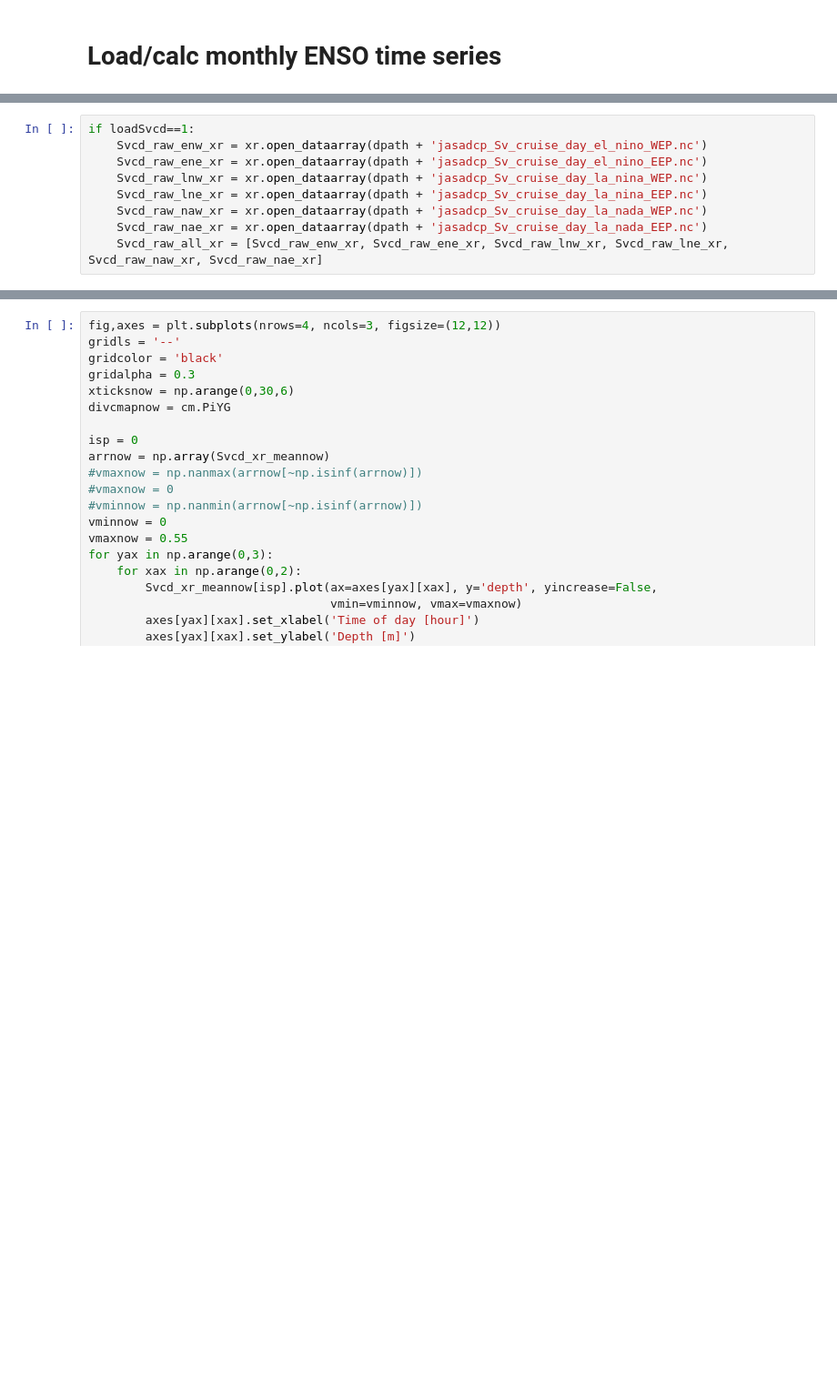
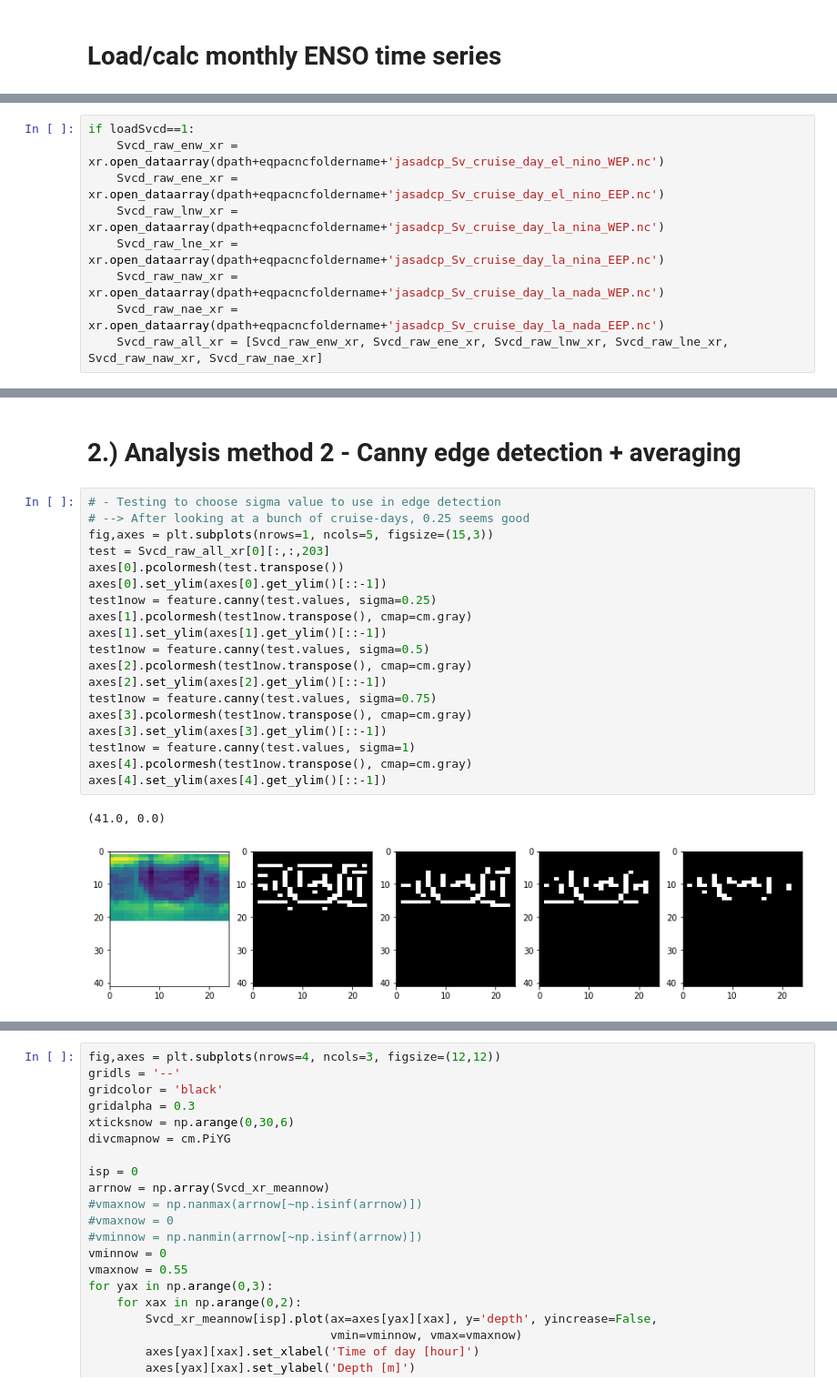
Before and after one commit to shirleyswirley/acoustic-variability, a Jupyter notebook: clean_version/python/adcp_main.ipynb, the cells around one changed output, grey strips where cells are left out. Shown at 91% size. Saved outputs shown, nothing was run; the diff lists cells and outputs as text; blank space fills up the shorter version.

```diff
--- a/clean_version/python/adcp_main.ipynb
+++ b/clean_version/python/adcp_main.ipynb
@@ -331,10 +392,10 @@ if loadSvcd==0:
 # %%
 if loadSvcd==1:
-    Svcd_raw_enw_xr = xr.open_dataarray(dpath + 'jasadcp_Sv_cruise_day_el_nino_WEP.nc')
-    Svcd_raw_ene_xr = xr.open_dataarray(dpath + 'jasadcp_Sv_cruise_day_el_nino_EEP.nc')
-    Svcd_raw_lnw_xr = xr.open_dataarray(dpath + 'jasadcp_Sv_cruise_day_la_nina_WEP.nc')
-    Svcd_raw_lne_xr = xr.open_dataarray(dpath + 'jasadcp_Sv_cruise_day_la_nina_EEP.nc')
-    Svcd_raw_naw_xr = xr.open_dataarray(dpath + 'jasadcp_Sv_cruise_day_la_nada_WEP.nc')
-    Svcd_raw_nae_xr = xr.open_dataarray(dpath + 'jasadcp_Sv_cruise_day_la_nada_EEP.nc')
+    Svcd_raw_enw_xr = xr.open_dataarray(dpath+eqpacncfoldername+'jasadcp_Sv_cruise_day_el_nino_WEP.nc')
+    Svcd_raw_ene_xr = xr.open_dataarray(dpath+eqpacncfoldername+'jasadcp_Sv_cruise_day_el_nino_EEP.nc')
+    Svcd_raw_lnw_xr = xr.open_dataarray(dpath+eqpacncfoldername+'jasadcp_Sv_cruise_day_la_nina_WEP.nc')
+    Svcd_raw_lne_xr = xr.open_dataarray(dpath+eqpacncfoldername+'jasadcp_Sv_cruise_day_la_nina_EEP.nc')
+    Svcd_raw_naw_xr = xr.open_dataarray(dpath+eqpacncfoldername+'jasadcp_Sv_cruise_day_la_nada_WEP.nc')
+    Svcd_raw_nae_xr = xr.open_dataarray(dpath+eqpacncfoldername+'jasadcp_Sv_cruise_day_la_nada_EEP.nc')
     Svcd_raw_all_xr = [Svcd_raw_enw_xr, Svcd_raw_ene_xr, Svcd_raw_lnw_xr, Svcd_raw_lne_xr, Svcd_raw_naw_xr, Svcd_raw_nae_xr]
 # %% [markdown]
@@ -341,0 +658,24 @@ if loadSvcd==1:
+# %% [markdown]
+# 2.) Analysis method 2 - Canny edge detection + averaging
+# %%
+# - Testing to choose sigma value to use in edge detection
+# --> After looking at a bunch of cruise-days, 0.25 seems good
+fig,axes = plt.subplots(nrows=1, ncols=5, figsize=(15,3))
+test = Svcd_raw_all_xr[0][:,:,203]
+axes[0].pcolormesh(test.transpose())
+axes[0].set_ylim(axes[0].get_ylim()[::-1])
+test1now = feature.canny(test.values, sigma=0.25)
+axes[1].pcolormesh(test1now.transpose(), cmap=cm.gray)
+axes[1].set_ylim(axes[1].get_ylim()[::-1])
+test1now = feature.canny(test.values, sigma=0.5)
+axes[2].pcolormesh(test1now.transpose(), cmap=cm.gray)
+axes[2].set_ylim(axes[2].get_ylim()[::-1])
+test1now = feature.canny(test.values, sigma=0.75)
+axes[3].pcolormesh(test1now.transpose(), cmap=cm.gray)
+axes[3].set_ylim(axes[3].get_ylim()[::-1])
+test1now = feature.canny(test.values, sigma=1)
+axes[4].pcolormesh(test1now.transpose(), cmap=cm.gray)
+axes[4].set_ylim(axes[4].get_ylim()[::-1])
+# %% [output]
+(41.0, 0.0)
+[figure, added]
```
Also changed, not shown: parts of 41 cells of this notebook, 6 other files.
